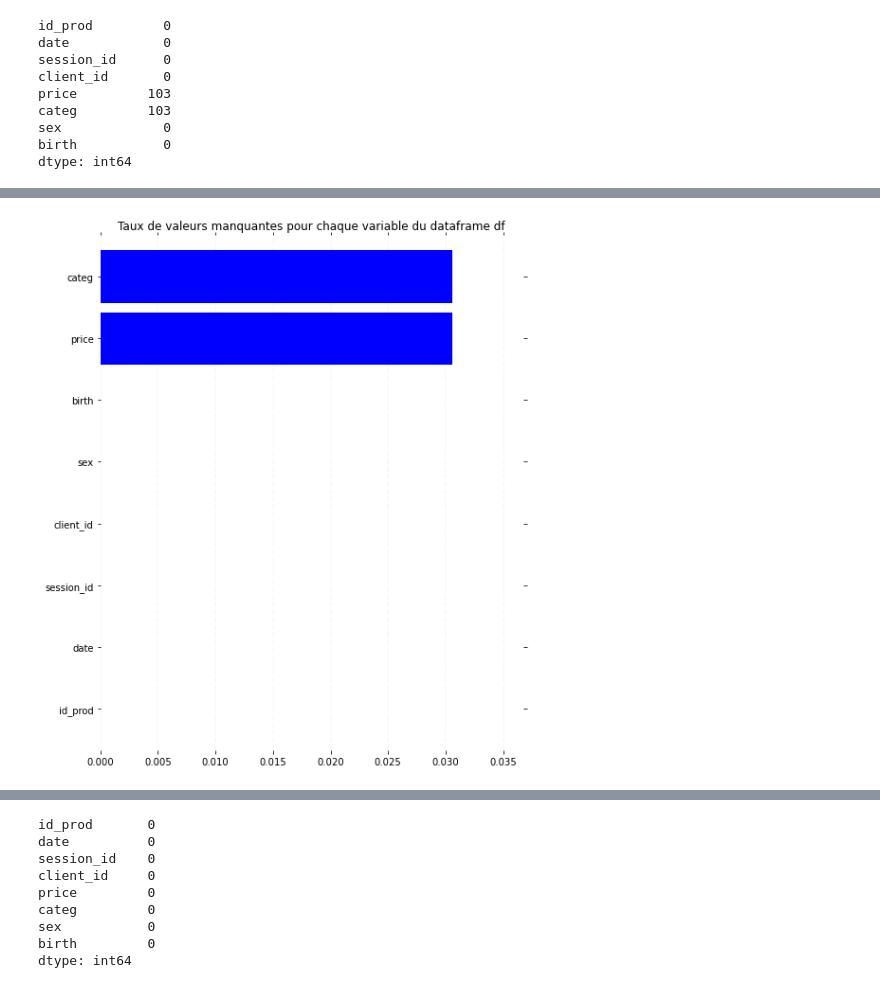
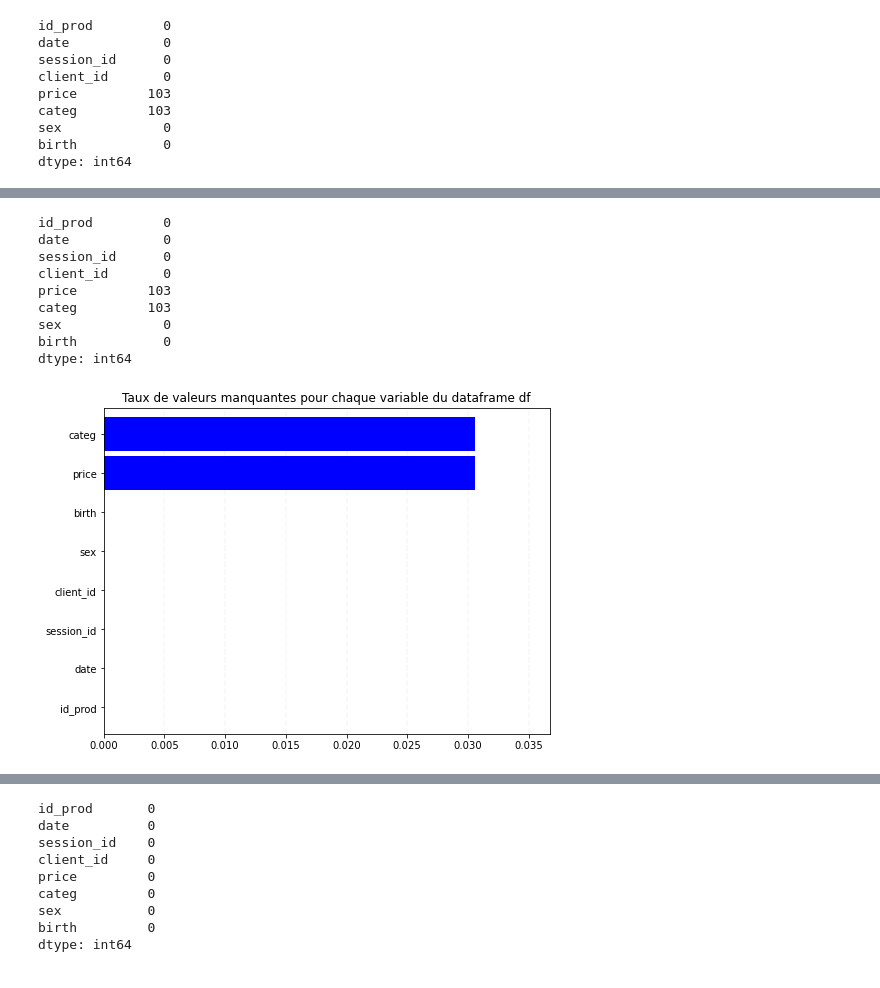
Before and after one commit to FatimaMoqran/tests-statistique-et-dataviz, a Jupyter notebook: analyseventes.ipynb, the cells around one changed output, grey strips where cells are left out. Saved outputs shown, nothing was run; the diff lists cells and outputs as text; code cells hidden in the pictures.

```diff
--- a/analyseventes.ipynb
+++ b/analyseventes.ipynb
@@ -156,32 +163,55 @@ plt.show()
+# %%
+valeurs_manquantes
+# %% [output]
+id_prod         0
+date            0
+session_id      0
+client_id       0
+price         103
+categ         103
+sex             0
+birth           0
+dtype: int64
 # %%
+# à revoir n'arrive pas à afficher axe des absisses et ordonnées
+
 size = df.shape
-nan_values = df.isna().sum()
+#nan_values = df.isna().sum()
 
-nan_values = nan_values.sort_values(ascending=True)*100/size[0]
+nan_values = valeurs_manquantes.sort_values(ascending=True)*100/size[0]
 
 ax = nan_values.plot(kind='barh',
-                     figsize=(8, 10),
+                     figsize=(8, 6),
                      color='#0000FF',
                      zorder=2,
                      width=0.85)
 
-ax.spines['top'].set_visible(False)
-ax.spines['left'].set_visible(False)
-ax.spines['right'].set_visible(False)
-ax.spines['bottom'].set_visible(False)
+#ax.spines['top'].set_visible(False)
+#ax.spines['left'].set_visible(False)
+#ax.spines['right'].set_visible(False)
+#ax.spines['bottom'].set_visible(False)
 
-ax.tick_params(axis="both",
-               which="both",
-               bottom="off",
-               top="off",
-               labelbottom="on",
-               left="off",
-               right="off",
-               labelleft="on")
+#ax.tick_params(axis="both",
+               #which="both",
+               #bottom="off",
+               #top="off",
+               #labelbottom="on",
+               #left="off",
+               #right="off",
+               #labelleft="on")
 ax.set_title("Taux de valeurs manquantes pour chaque variable du dataframe df")
 vals = ax.get_xticks()
 
+ax.xlabel = 'taux valeurs manquantes '
+ax.ylabel = 'variables'
+
 for tick in vals:
     ax.axvline(x=tick, linestyle='dashed', alpha=0.4, color='#eeeeee', zorder=1)
+
+
+#plt.show()
+
+fig_taux_val_manquantes =ax.get_figure()
+fig_taux_val_manquantes.savefig("taux valeurs manquantes par colonnes")
 # %% [output]
-[figure, old version]
+[figure, new version]
```
Also changed, not shown: parts of 82 cells of this notebook.
